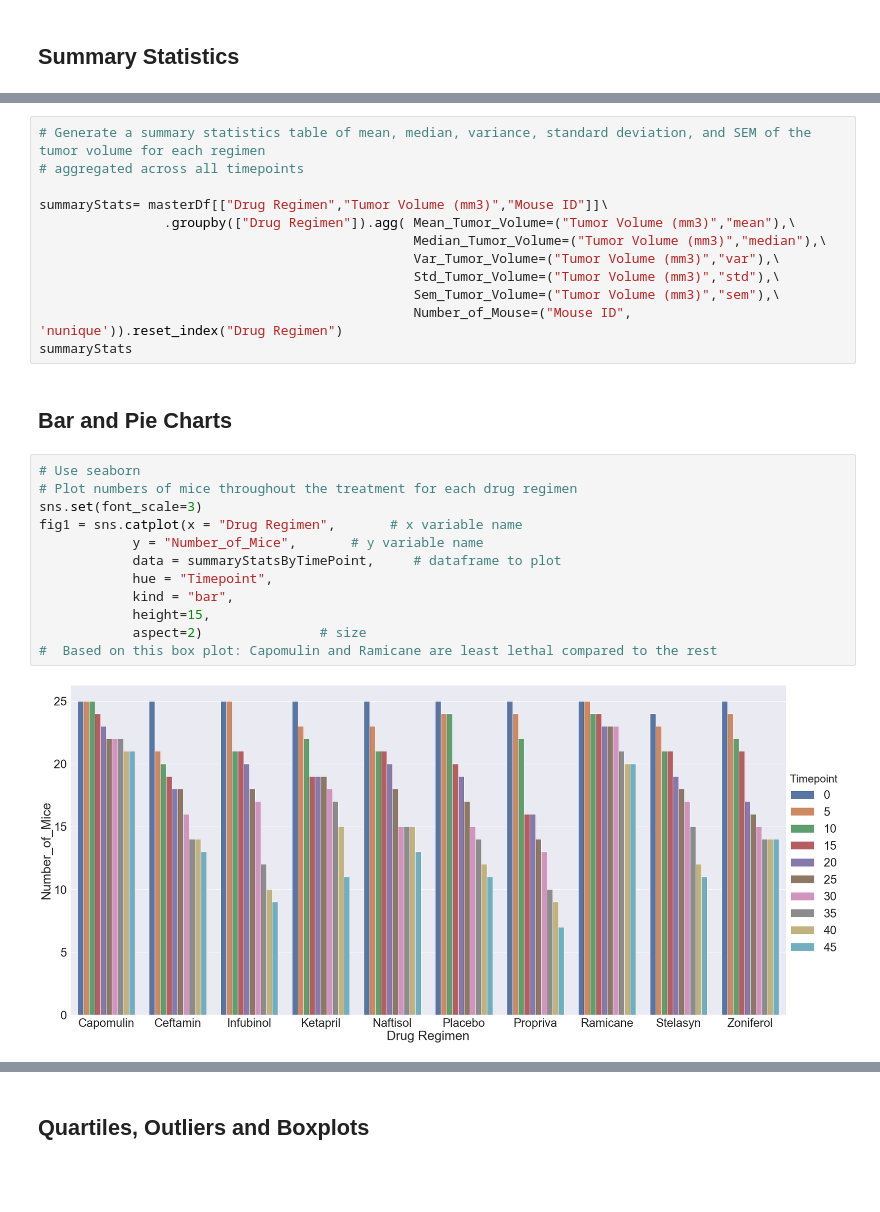
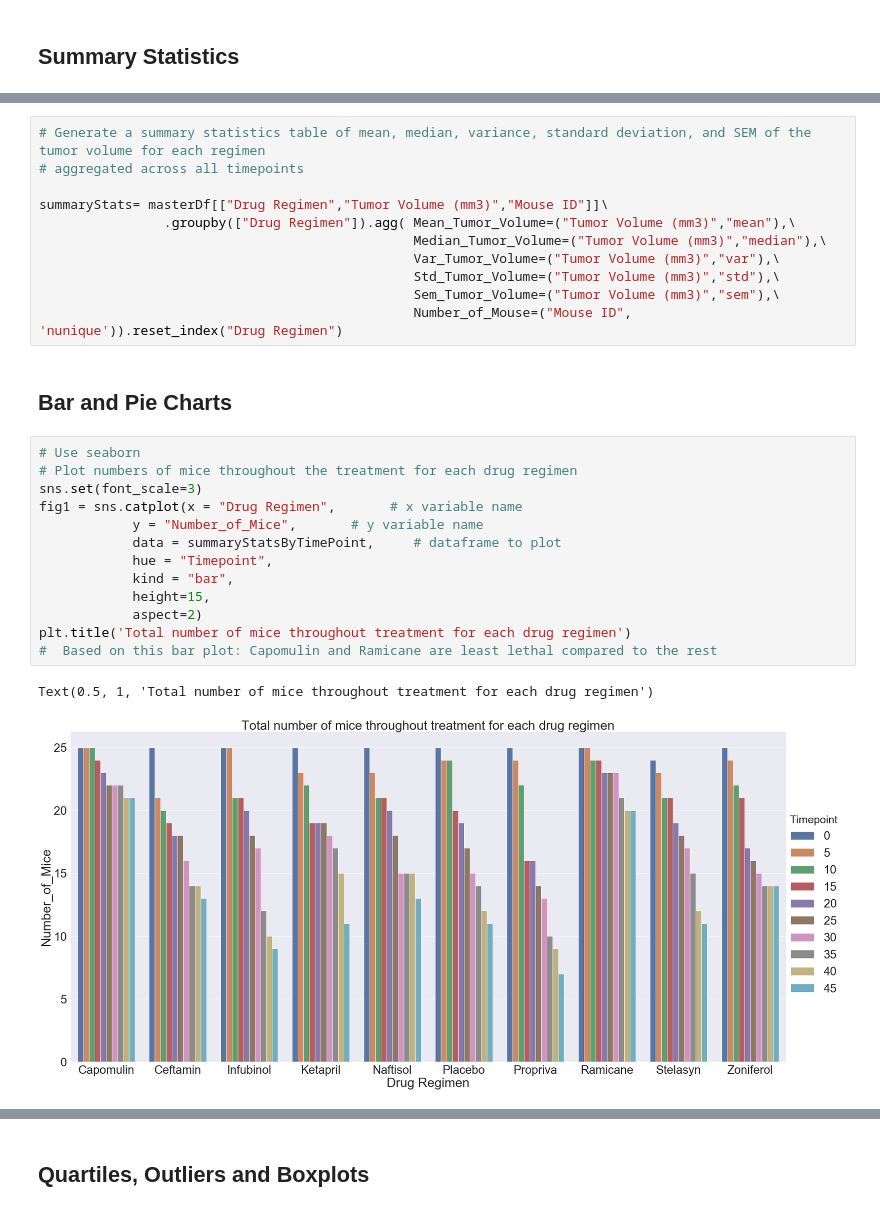
Before and after one commit to MimiBebe/Matplotlib_Challenge, a Jupyter notebook: Instructions/Pymaceuticals/pymaceuticals_ChiTran.ipynb, the cells around one changed output, grey strips where cells are left out. Drawn from its saved outputs; the diff is of its cells as text; blank space fills up the shorter version.

Commit message:
Add plots

```diff
--- a/Instructions/Pymaceuticals/pymaceuticals_ChiTran.ipynb
+++ b/Instructions/Pymaceuticals/pymaceuticals_ChiTran.ipynb
@@ -122,20 +83,21 @@ summaryStats= masterDf[["Drug Regimen","Tumor Volume (mm3)","Mouse ID"]]\
                                                 Std_Tumor_Volume=("Tumor Volume (mm3)","std"),\
                                                 Sem_Tumor_Volume=("Tumor Volume (mm3)","sem"),\
                                                 Number_of_Mouse=("Mouse ID", 'nunique')).reset_index("Drug Regimen")
-summaryStats
 # %% [markdown]
 ## Bar and Pie Charts
 # %%
 # Use seaborn
 # Plot numbers of mice throughout the treatment for each drug regimen
 sns.set(font_scale=3)
 fig1 = sns.catplot(x = "Drug Regimen",       # x variable name
             y = "Number_of_Mice",       # y variable name
             data = summaryStatsByTimePoint,     # dataframe to plot
             hue = "Timepoint",
             kind = "bar",
             height=15,
-            aspect=2)               # size
-#  Based on this box plot: Capomulin and Ramicane are least lethal compared to the rest
+            aspect=2)
+plt.title('Total number of mice throughout treatment for each drug regimen')
+#  Based on this bar plot: Capomulin and Ramicane are least lethal compared to the rest
 # %% [output]
+Text(0.5, 1, 'Total number of mice throughout treatment for each drug regimen')
-[figure, old version]
+[figure, new version]
```
Also changed, not shown: parts of 38 cells of this notebook, 1 other file.
